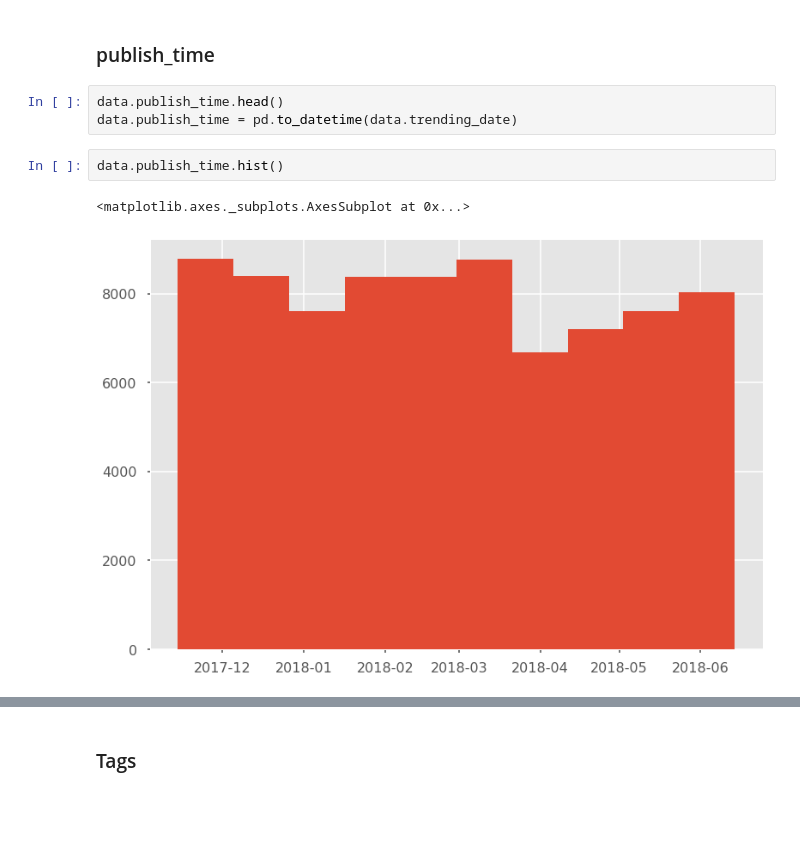
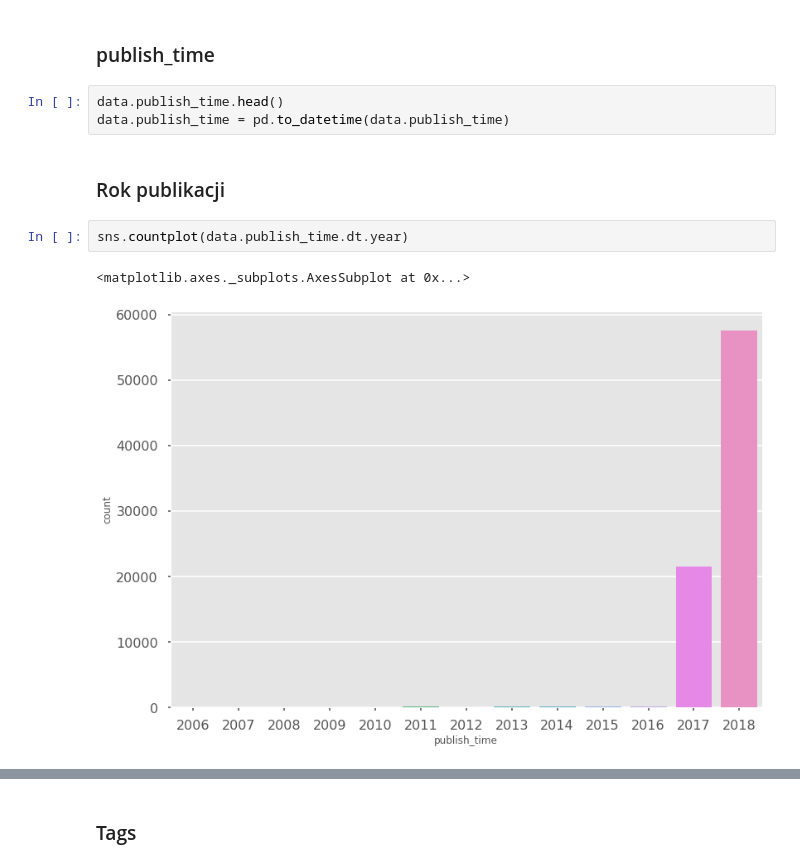
Before and after one commit to marrry/PED_YT, a Jupyter notebook: wstepne_wykresy.ipynb, the cells around one changed output, grey strips where cells are left out. Drawn from its saved outputs; the diff is of its cells as text; blank space fills up the shorter version.

```diff
--- a/wstepne_wykresy.ipynb
+++ b/wstepne_wykresy.ipynb
@@ -180,9 +169,11 @@ Nazwa kategorii jest pusta dla 95% przypadków. Jak wiemy z opisu ćwiczenia, uz
 ### publish_time
 # %%
 data.publish_time.head()
-data.publish_time = pd.to_datetime(data.trending_date)
+data.publish_time = pd.to_datetime(data.publish_time)
-# %%
-data.publish_time.hist()
-# %% [output]
-<matplotlib.axes._subplots.AxesSubplot at 0x...>
-[figure, removed]
+# %% [markdown]
+### Rok publikacji
+# %%
+sns.countplot(data.publish_time.dt.year)
+# %% [output]
+<matplotlib.axes._subplots.AxesSubplot at 0x...>
+[figure, added]
```
Also changed, not shown: parts of 30 cells of this notebook.
